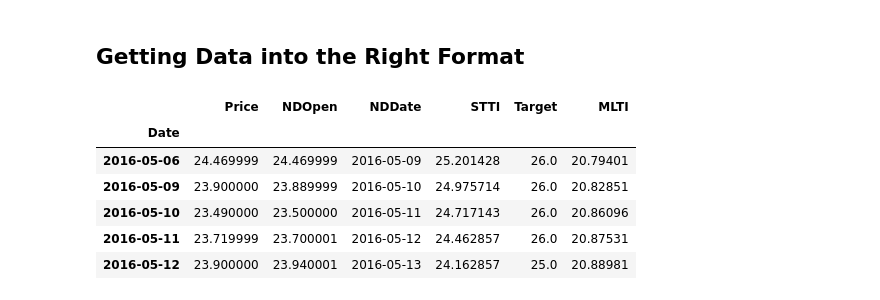
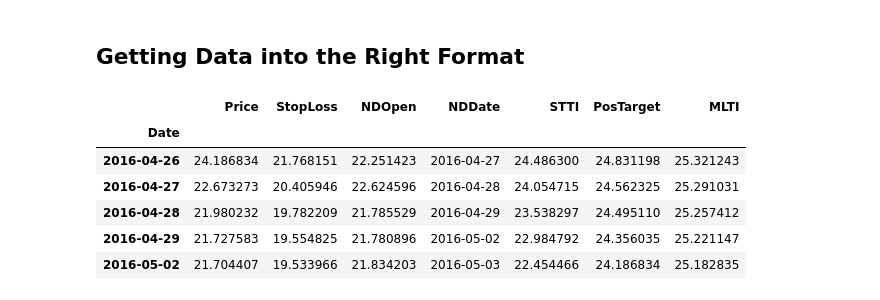
Before and after one commit to surajtirupati/TradingAlgorithms, a Jupyter notebook: Backtest.ipynb, the cells around one changed output. Cells and saved outputs as stored; diff of their text form; code cells hidden in the pictures.

```diff
--- a/Backtest.ipynb
+++ b/Backtest.ipynb
@@ -329,35 +448,39 @@ class BullHighBreakout(EVDStrategyBacktest):
 
         return tmp_cash
-# %% [markdown]
-## Getting Data into the Right Format
+# %% [markdown]
+## Getting Data into the Right Format
 # %%
 lite = yf.Ticker("LITE").history(period="30y")
 tsla = yf.Ticker("TSLA").history(period="30y")
 aapl = yf.Ticker("AAPL").history(period="30y")
 
-data = lite
+stoploss = 0.1
+
+data = aapl[6000:]
 data = data.rename(columns={"Close": "Price"}) # getting current day close in right format for class input
 
 ndopen = data["Open"].shift(-1) # next day open - purchase price
 nddate = data.index.values[1:] # tmp array for next day dates
 
 data = data[["Price"]] # process price
+data["StopLoss"] = data["Price"] * (1 - stoploss)
+
 data["NDOpen"] = ndopen # initialising purchase price
 data = data.dropna() # dropping nan to make space for date[1:] values converted into datetime values
 data["NDDate"] = pd.to_datetime(nddate)
 
 # calculate smaller averages first
-data["STTI"] = data["Price"].rolling(7).mean()
-data["Target"] = data["Price"].rolling(7).max()
+data["STTI"] = data["Price"].rolling(5).mean()
+data["PosTarget"] = data["Price"].rolling(5).max()
 data["MLTI"] = data["Price"].rolling(200).mean()
 
 data = data.dropna()
 data.head(5)
 # %% [output]
-|  | Price | NDOpen | NDDate | STTI | Target | MLTI |
-| Date |  |  |  |  |  |  |
-| 2016-05-06 | 24.469999 | 24.469999 | 2016-05-09 | 25.201428 | 26.0 | 20.79401 |
-| 2016-05-09 | 23.900000 | 23.889999 | 2016-05-10 | 24.975714 | 26.0 | 20.82851 |
-| 2016-05-10 | 23.490000 | 23.500000 | 2016-05-11 | 24.717143 | 26.0 | 20.86096 |
-| 2016-05-11 | 23.719999 | 23.700001 | 2016-05-12 | 24.462857 | 26.0 | 20.87531 |
-| 2016-05-12 | 23.900000 | 23.940001 | 2016-05-13 | 24.162857 | 25.0 | 20.88981 |
+|  | Price | StopLoss | NDOpen | NDDate | STTI | PosTarget | MLTI |
+| Date |  |  |  |  |  |  |  |
+| 2016-04-26 | 24.186834 | 21.768151 | 22.251423 | 2016-04-27 | 24.486300 | 24.831198 | 25.321243 |
+| 2016-04-27 | 22.673273 | 20.405946 | 22.624596 | 2016-04-28 | 24.054715 | 24.562325 | 25.291031 |
+| 2016-04-28 | 21.980232 | 19.782209 | 21.785529 | 2016-04-29 | 23.538297 | 24.495110 | 25.257412 |
+| 2016-04-29 | 21.727583 | 19.554825 | 21.780896 | 2016-05-02 | 22.984792 | 24.356035 | 25.221147 |
+| 2016-05-02 | 21.704407 | 19.533966 | 21.834203 | 2016-05-03 | 22.454466 | 24.186834 | 25.182835 |
```
Also changed, not shown: parts of 15 cells of this notebook.
